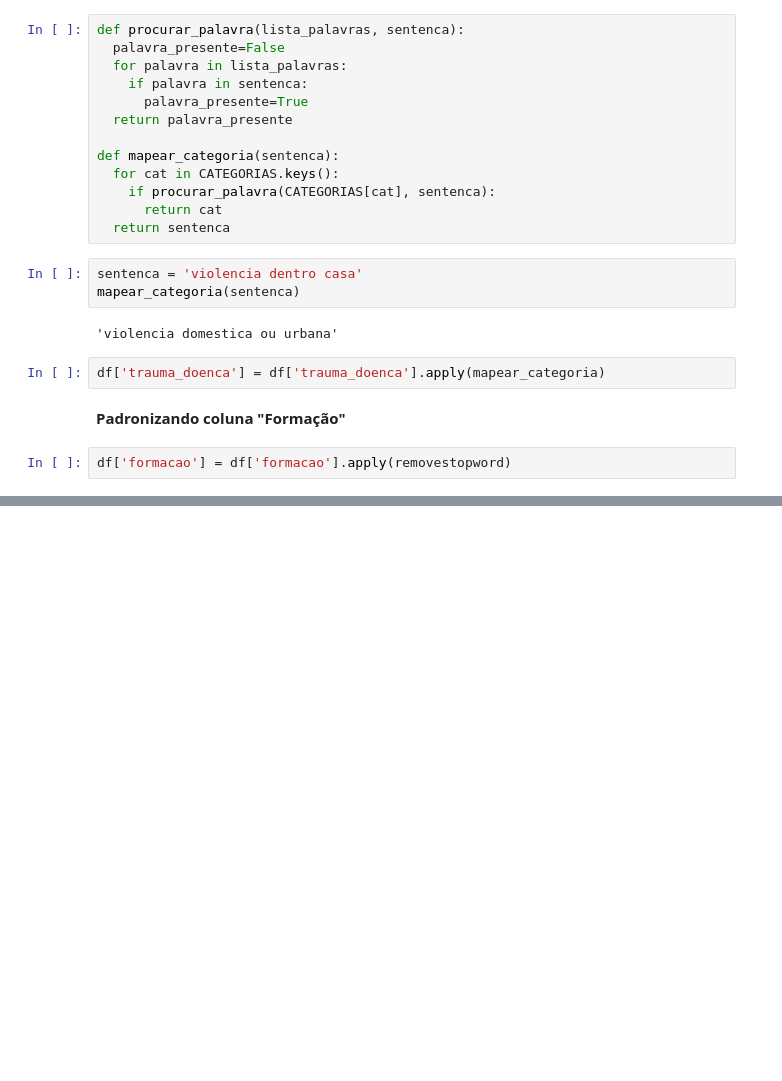
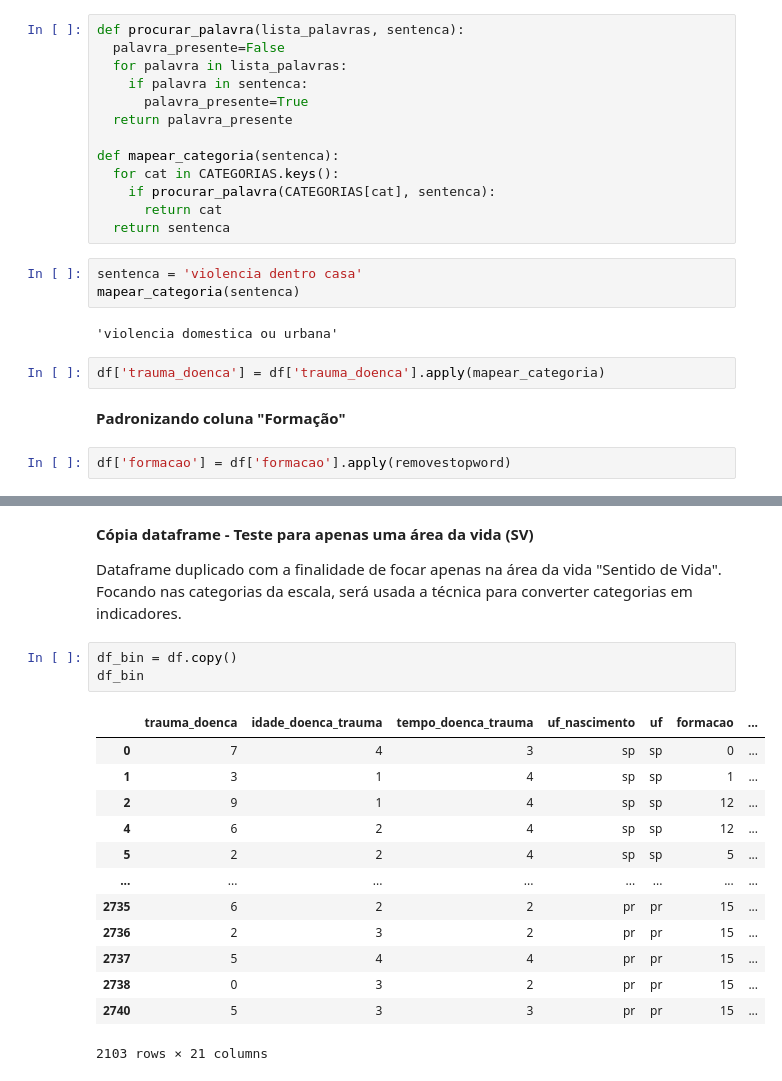
Before and after one commit to paulaassisb/projeto-final-ds-awari, a Jupyter notebook: Projeto_Awari_Paula_Assis.ipynb, the cells around one changed output, grey strips where cells are left out. Cells and saved outputs as stored; diff of their text form; blank space fills up the shorter version.

```diff
--- a/Projeto_Awari_Paula_Assis.ipynb
+++ b/Projeto_Awari_Paula_Assis.ipynb
@@ -237,0 +318,21 @@ df.head()
+# %% [markdown]
+**Cópia dataframe - Teste para apenas uma área da vida (SV)**
+
+Dataframe duplicado com a finalidade de focar apenas na área da vida "Sentido de Vida". Focando nas categorias da escala, será usada a técnica para converter categorias em indicadores.
+# %%
+df_bin = df.copy()
+df_bin
+# %% [output]
+|  | trauma_doenca | idade_doenca_trauma | tempo_doenca_trauma | uf_nascimento | uf | formacao | ... |
+| 0 | 7 | 4 | 3 | sp | sp | 0 | ... |
+| 1 | 3 | 1 | 4 | sp | sp | 1 | ... |
+| 2 | 9 | 1 | 4 | sp | sp | 12 | ... |
+| 4 | 6 | 2 | 4 | sp | sp | 12 | ... |
+| 5 | 2 | 2 | 4 | sp | sp | 5 | ... |
+| ... | ... | ... | ... | ... | ... | ... | ... |
+| 2735 | 6 | 2 | 2 | pr | pr | 15 | ... |
+| 2736 | 2 | 3 | 2 | pr | pr | 15 | ... |
+| 2737 | 5 | 4 | 4 | pr | pr | 15 | ... |
+| 2738 | 0 | 3 | 2 | pr | pr | 15 | ... |
+| 2740 | 5 | 3 | 3 | pr | pr | 15 | ... |
+2103 rows × 21 columns
```
Also changed, not shown: parts of 25 cells of this notebook.
